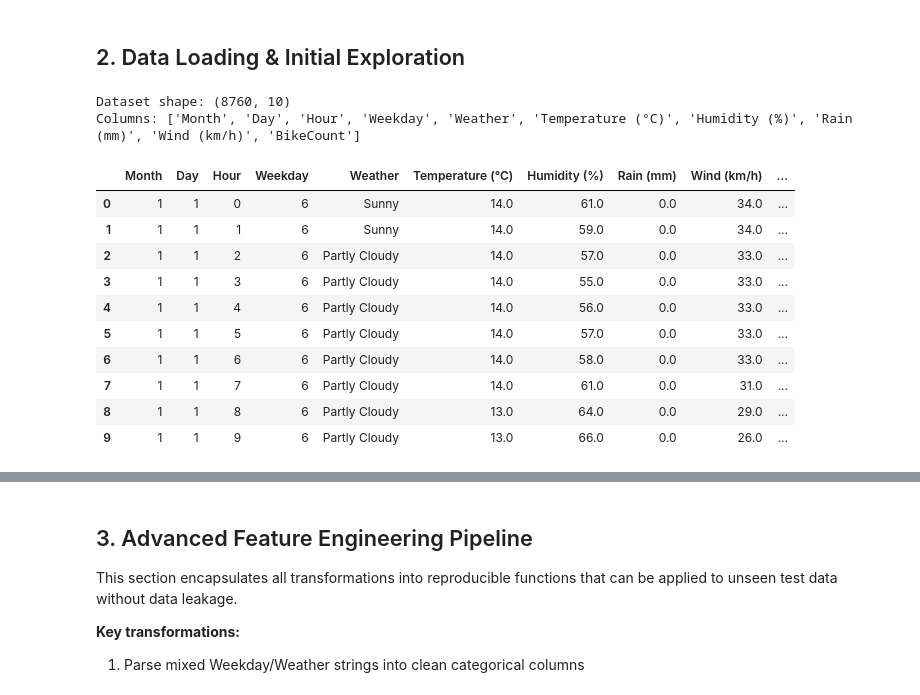
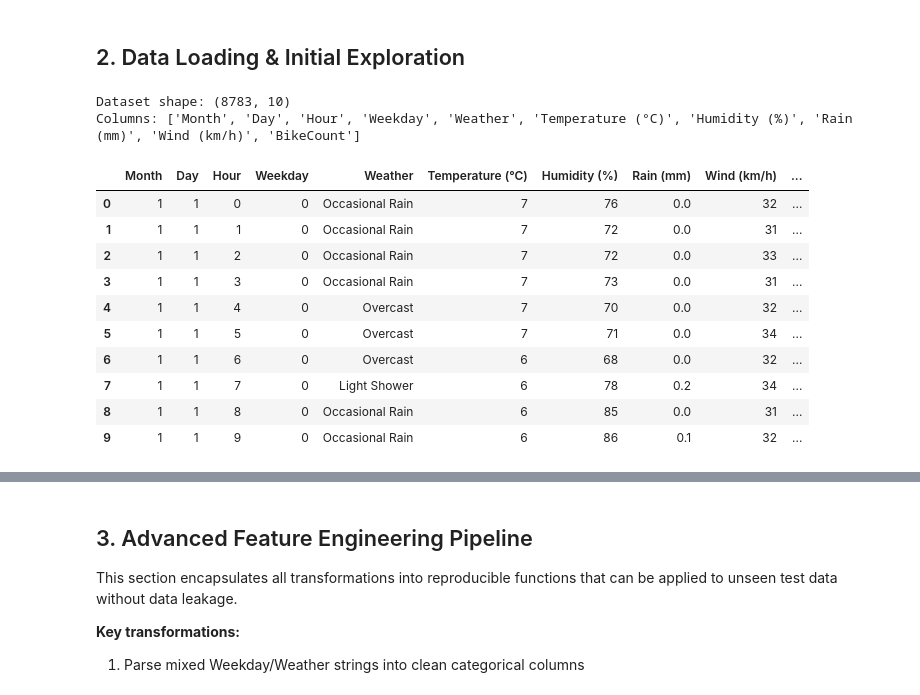
Before and after one commit to jbeutin/Challenge, a Jupyter notebook: bike_count_estimation.ipynb, the cells around one changed output, grey strips where cells are left out. Cells and saved outputs as stored; diff of their text form; code cells hidden in the pictures.

Commit message:
Training run mit hidden dataset

```diff
--- a/bike_count_estimation.ipynb
+++ b/bike_count_estimation.ipynb
@@ -52,31 +52,31 @@ PyTorch device: cuda
 # %%
 # --- CONFIGURATION ---
 # Update this path to point to your training CSV/Excel file
-TRAIN_DATA_PATH = Path("challenge_public_dataset.xlsx")
+TRAIN_DATA_PATH = Path("challenge_hidden_test_dataset.xlsx")
 
 # Load data
 if TRAIN_DATA_PATH.suffix == ".xlsx":
     df_raw = pd.read_excel(TRAIN_DATA_PATH)
 else:
     df_raw = pd.read_csv(TRAIN_DATA_PATH)
 
 print(f"Dataset shape: {df_raw.shape}")
 print(f"Columns: {df_raw.columns.tolist()}")
 df_raw.head(10)
 # %% [output]
-Dataset shape: (8760, 10)
+Dataset shape: (8783, 10)
 Columns: ['Month', 'Day', 'Hour', 'Weekday', 'Weather', 'Temperature (°C)', 'Humidity (%)', 'Rain (mm)', 'Wind (km/h)', 'BikeCount']
 |  | Month | Day | Hour | Weekday | Weather | Temperature (°C) | Humidity (%) | Rain (mm) | Wind (km/h) | ... |
-| 0 | 1 | 1 | 0 | 6 | Sunny | 14.0 | 61.0 | 0.0 | 34.0 | ... |
-| 1 | 1 | 1 | 1 | 6 | Sunny | 14.0 | 59.0 | 0.0 | 34.0 | ... |
-| 2 | 1 | 1 | 2 | 6 | Partly Cloudy | 14.0 | 57.0 | 0.0 | 33.0 | ... |
-| 3 | 1 | 1 | 3 | 6 | Partly Cloudy | 14.0 | 55.0 | 0.0 | 33.0 | ... |
-| 4 | 1 | 1 | 4 | 6 | Partly Cloudy | 14.0 | 56.0 | 0.0 | 33.0 | ... |
-| 5 | 1 | 1 | 5 | 6 | Partly Cloudy | 14.0 | 57.0 | 0.0 | 33.0 | ... |
-| 6 | 1 | 1 | 6 | 6 | Partly Cloudy | 14.0 | 58.0 | 0.0 | 33.0 | ... |
-| 7 | 1 | 1 | 7 | 6 | Partly Cloudy | 14.0 | 61.0 | 0.0 | 31.0 | ... |
-| 8 | 1 | 1 | 8 | 6 | Partly Cloudy | 13.0 | 64.0 | 0.0 | 29.0 | ... |
-| 9 | 1 | 1 | 9 | 6 | Partly Cloudy | 13.0 | 66.0 | 0.0 | 26.0 | ... |
+| 0 | 1 | 1 | 0 | 0 | Occasional Rain | 7 | 76 | 0.0 | 32 | ... |
+| 1 | 1 | 1 | 1 | 0 | Occasional Rain | 7 | 72 | 0.0 | 31 | ... |
+| 2 | 1 | 1 | 2 | 0 | Occasional Rain | 7 | 72 | 0.0 | 33 | ... |
+| 3 | 1 | 1 | 3 | 0 | Occasional Rain | 7 | 73 | 0.0 | 31 | ... |
+| 4 | 1 | 1 | 4 | 0 | Overcast | 7 | 70 | 0.0 | 32 | ... |
+| 5 | 1 | 1 | 5 | 0 | Overcast | 7 | 71 | 0.0 | 34 | ... |
+| 6 | 1 | 1 | 6 | 0 | Overcast | 6 | 68 | 0.0 | 32 | ... |
+| 7 | 1 | 1 | 7 | 0 | Light Shower | 6 | 78 | 0.2 | 34 | ... |
+| 8 | 1 | 1 | 8 | 0 | Occasional Rain | 6 | 85 | 0.0 | 31 | ... |
+| 9 | 1 | 1 | 9 | 0 | Occasional Rain | 6 | 86 | 0.1 | 32 | ... |
 # %%
 df_raw.info()
 print("\n--- Descriptive Statistics ---")
```
Also changed, not shown: parts of 20 cells of this notebook, 1 other file.
